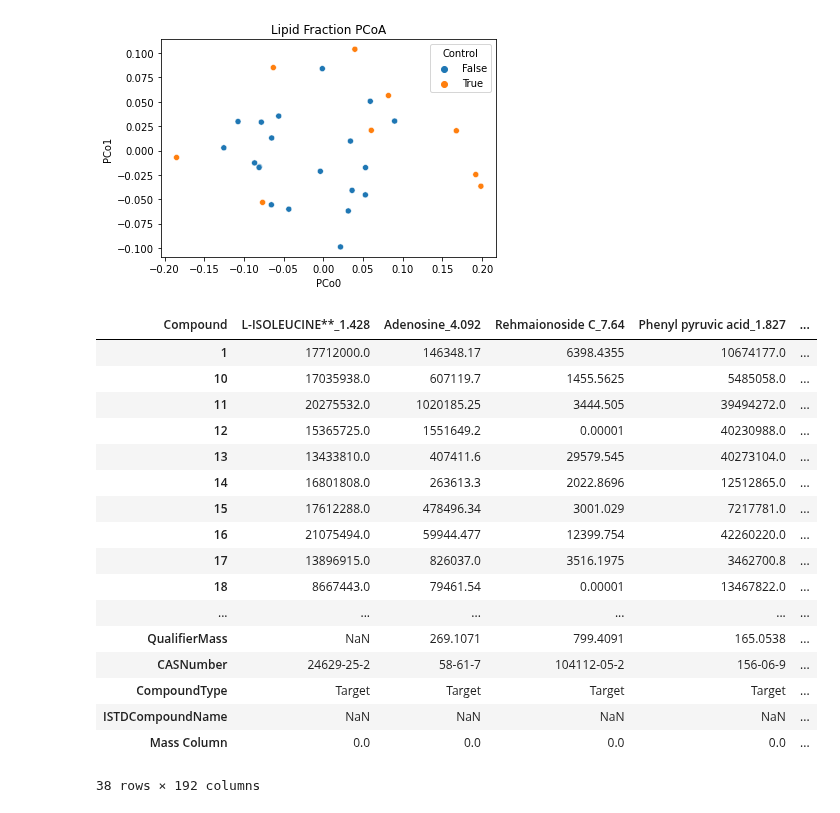
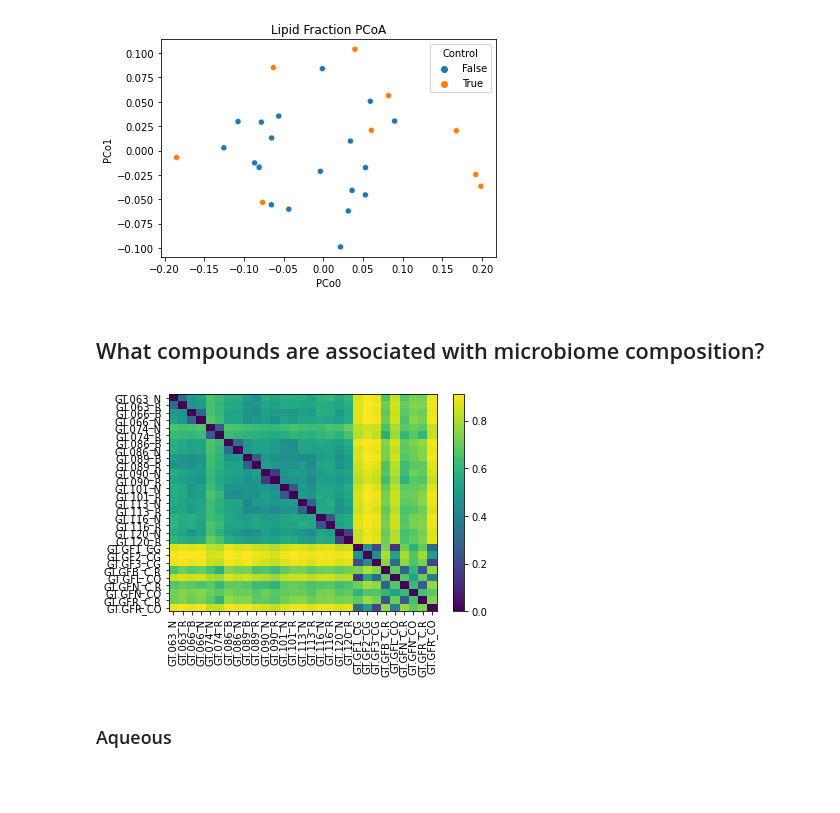
Before and after one commit to sterrettJD/GT-micro-metabo, a Jupyter notebook: analysis/GT_in_plasma.ipynb, the cells around one changed output. Saved outputs shown, nothing was run; the diff lists cells and outputs as text; code cells hidden in the pictures; blank space fills up the shorter version.

```diff
--- a/analysis/GT_in_plasma.ipynb
+++ b/analysis/GT_in_plasma.ipynb
@@ -169,24 +197,5 @@ plt.legend(title="Control")
 # %% [output]
 <matplotlib.legend.Legend at 0x...>
 [figure]
-# %%
-raw_aqueous
-# %% [output]
-| Compound | L-ISOLEUCINE**_1.428 | Adenosine_4.092 | Rehmaionoside C_7.64 | Phenyl pyruvic acid_1.827 | ... |
-| 1 | 17712000.0 | 146348.17 | 6398.4355 | 10674177.0 | ... |
-| 10 | 17035938.0 | 607119.7 | 1455.5625 | 5485058.0 | ... |
-| 11 | 20275532.0 | 1020185.25 | 3444.505 | 39494272.0 | ... |
-| 12 | 15365725.0 | 1551649.2 | 0.00001 | 40230988.0 | ... |
-| 13 | 13433810.0 | 407411.6 | 29579.545 | 40273104.0 | ... |
-| 14 | 16801808.0 | 263613.3 | 2022.8696 | 12512865.0 | ... |
-| 15 | 17612288.0 | 478496.34 | 3001.029 | 7217781.0 | ... |
-| 16 | 21075494.0 | 59944.477 | 12399.754 | 42260220.0 | ... |
-| 17 | 13896915.0 | 826037.0 | 3516.1975 | 3462700.8 | ... |
-| 18 | 8667443.0 | 79461.54 | 0.00001 | 13467822.0 | ... |
-| ... | ... | ... | ... | ... | ... |
-| QualifierMass | NaN | 269.1071 | 799.4091 | 165.0538 | ... |
-| CASNumber | 24629-25-2 | 58-61-7 | 104112-05-2 | 156-06-9 | ... |
-| CompoundType | Target | Target | Target | Target | ... |
-| ISTDCompoundName | NaN | NaN | NaN | NaN | ... |
-| Mass Column | 0.0 | 0.0 | 0.0 | 0.0 | ... |
-38 rows × 192 columns
+# %% [markdown]
+## What compounds are associated with microbiome composition?
@@ -192,0 +205,6 @@ raw_aqueous
+# %%
+microbiome_u_uni = Artifact.load("../microbiome/core-metrics/unweighted_unifrac_distance_matrix.qza").view(DistanceMatrix)
+# %%
+microbiome_u_uni
+# %% [output]
+[figure, added]
@@ -192,0 +239,2 @@ raw_aqueous
+# %% [markdown]
+### Aqueous
```
Also changed, not shown: parts of 23 cells of this notebook.
